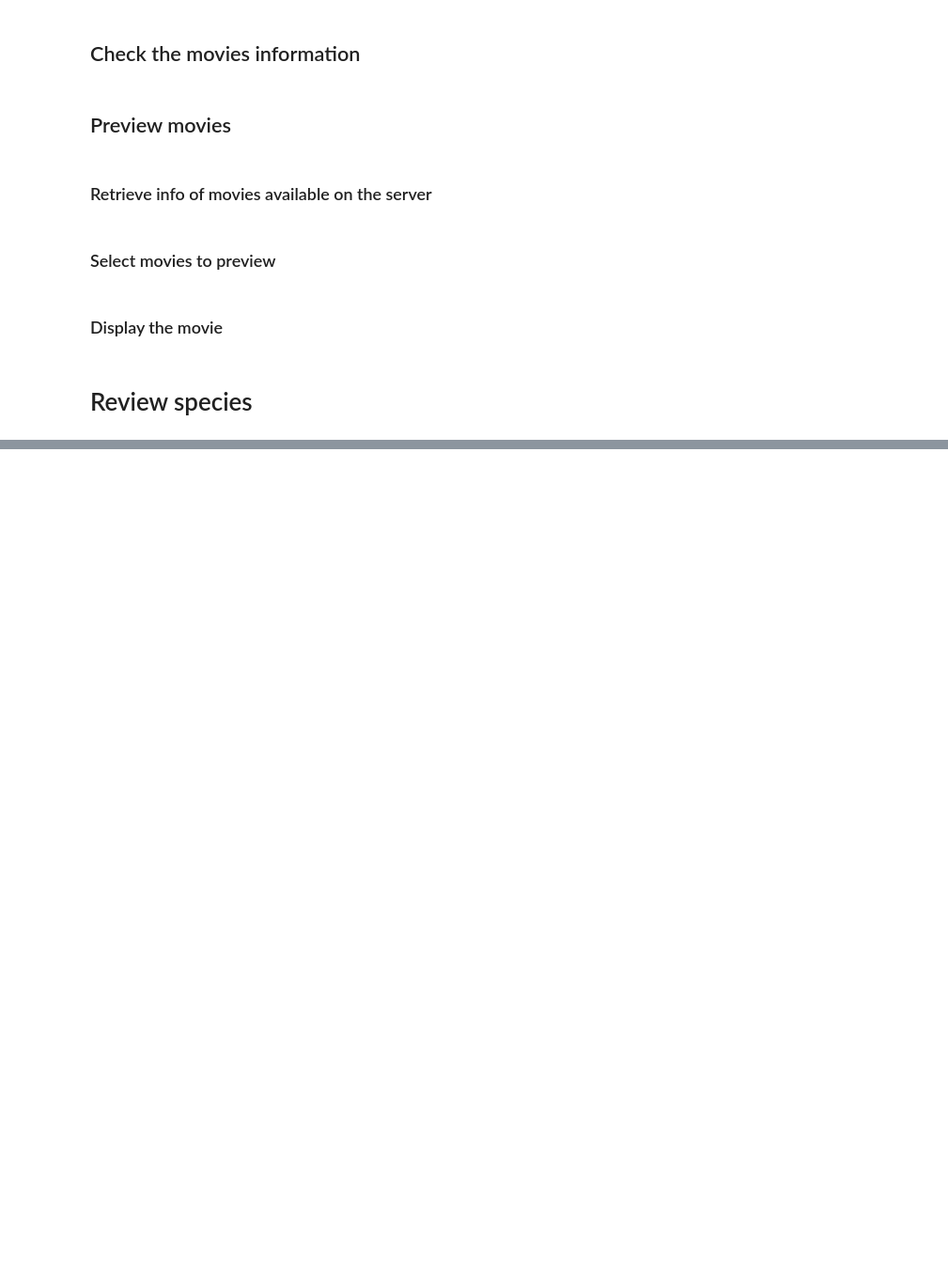
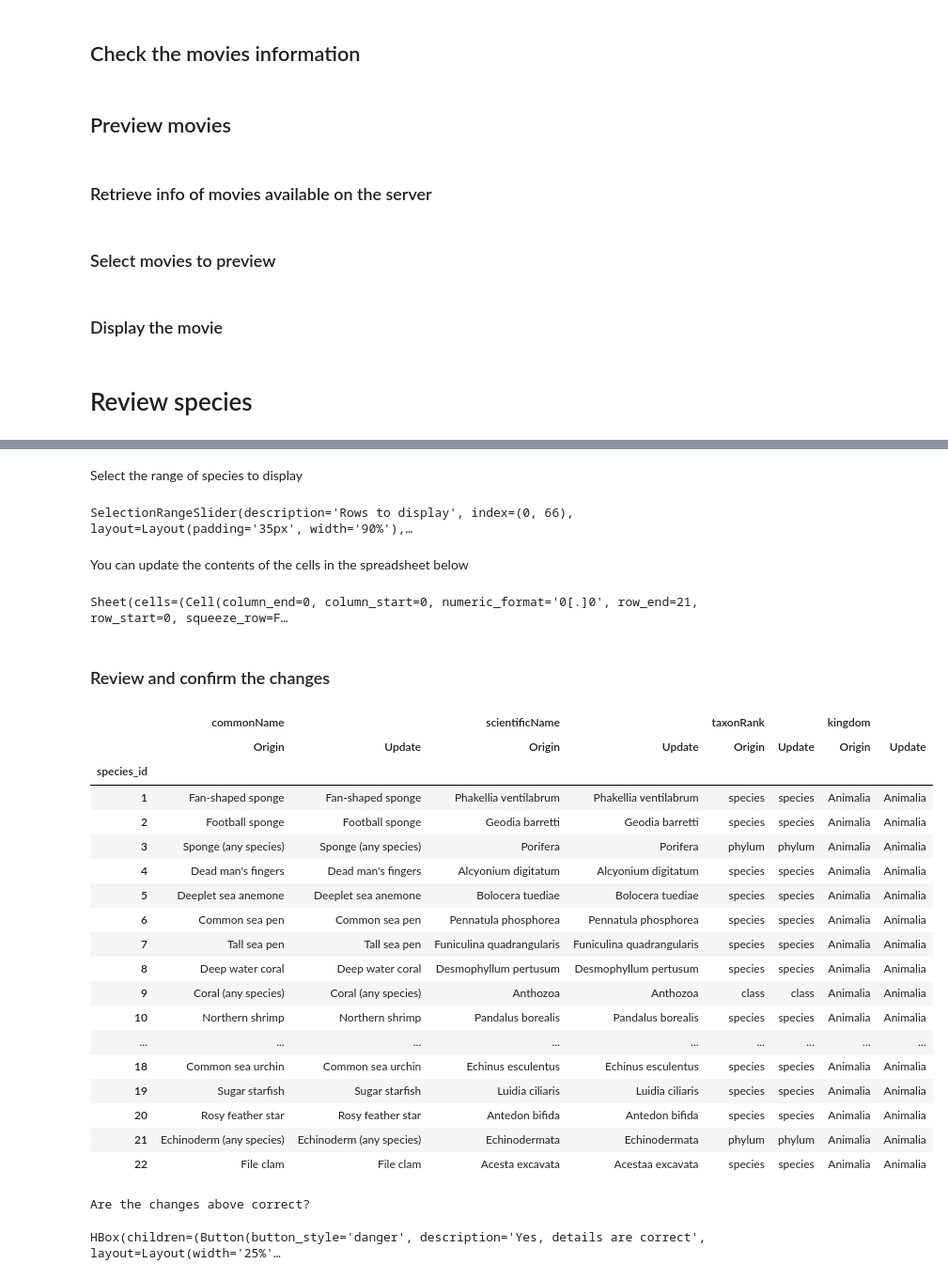
Before and after one commit to pilarnavarro/koster_data_management, a Jupyter notebook: colab_tutorials/COLAB_1_Check_and_update_csv_files.ipynb, the cells around one changed output, grey strips where cells are left out. Shown at 94% size. Cells and saved outputs as stored; diff of their text form; code cells hidden in the pictures; blank space fills up the shorter version.

Commit message:
added species df check

```diff
--- a/colab_tutorials/COLAB_1_Check_and_update_csv_files.ipynb
+++ b/colab_tutorials/COLAB_1_Check_and_update_csv_files.ipynb
@@ -166,4 +184,58 @@ movie_display
+# %% [markdown]
+Select the range of species to display
 # %%
-movies_df = t1.check_movies_csv(db_info_dict, movies_df_sheet, project)
+species_df, species_range = t1.select_sheet_range(db_initial_info = db_info_dict,
+                                              orig_csv = "local_species_csv"
+                                              )
+# %% [output]
+SelectionRangeSlider(description='Rows to display', index=(0, 66), layout=Layout(padding='35px', width='90%'),…
+# %% [markdown]
+You can update the contents of the cells in the spreadsheet below
+# %%
+species_df_filtered, species_sheet = t1.open_csv(df = species_df, df_range = species_range)
+species_sheet
+# %% [output]
+Sheet(cells=(Cell(column_end=0, column_start=0, numeric_format='0[.]0', row_end=21, row_start=0, squeeze_row=F…
+# %% [markdown]
+### Review and confirm the changes
+# %%
+# Display the changes
+highlight_changes, species_sheet_df = t1.display_changes(db_info_dict,
+                   isheet = species_sheet,
+                   df_filtered = species_df_filtered
+                   )
+highlight_changes
+# %% [output]
+|  | commonName |  | scientificName |  | taxonRank |  | kingdom |  |
+|  | Origin | Update | Origin | Update | Origin | Update | Origin | Update |
+| species_id |  |  |  |  |  |  |  |  |
+| 1 | Fan-shaped sponge | Fan-shaped sponge | Phakellia ventilabrum | Phakellia ventilabrum | species | species | Animalia | Animalia |
+| 2 | Football sponge | Football sponge | Geodia barretti | Geodia barretti | species | species | Animalia | Animalia |
+| 3 | Sponge (any species) | Sponge (any species) | Porifera | Porifera | phylum | phylum | Animalia | Animalia |
+| 4 | Dead man's fingers | Dead man's fingers | Alcyonium digitatum | Alcyonium digitatum | species | species | Animalia | Animalia |
+| 5 | Deeplet sea anemone | Deeplet sea anemone | Bolocera tuediae | Bolocera tuediae | species | species | Animalia | Animalia |
+| 6 | Common sea pen | Common sea pen | Pennatula phosphorea | Pennatula phosphorea | species | species | Animalia | Animalia |
+| 7 | Tall sea pen | Tall sea pen | Funiculina quadrangularis | Funiculina quadrangularis | species | species | Animalia | Animalia |
+| 8 | Deep water coral | Deep water coral | Desmophyllum pertusum | Desmophyllum pertusum | species | species | Animalia | Animalia |
+| 9 | Coral (any species) | Coral (any species) | Anthozoa | Anthozoa | class | class | Animalia | Animalia |
+| 10 | Northern shrimp | Northern shrimp | Pandalus borealis | Pandalus borealis | species | species | Animalia | Animalia |
+| ... | ... | ... | ... | ... | ... | ... | ... | ... |
+| 18 | Common sea urchin | Common sea urchin | Echinus esculentus | Echinus esculentus | species | species | Animalia | Animalia |
+| 19 | Sugar starfish | Sugar starfish | Luidia ciliaris | Luidia ciliaris | species | species | Animalia | Animalia |
+| 20 | Rosy feather star | Rosy feather star | Antedon bifida | Antedon bifida | species | species | Animalia | Animalia |
+| 21 | Echinoderm (any species) | Echinoderm (any species) | Echinodermata | Echinodermata | phylum | phylum | Animalia | Animalia |
+| 22 | File clam | File clam | Acesta excavata | Acestaa excavata | species | species | Animalia | Animalia |
+# %%
+# Confirm or deny the changes
+t1.update_csv(db_info_dict,
+              project,
+              sheet_df = species_sheet_df,
+              df = species_df,
+              local_csv = "local_species_csv",
+              serv_csv = "server_species_csv"
+              )
+# %% [output]
+Are the changes above correct?
+HBox(children=(Button(button_style='danger', description='Yes, details are correct', layout=Layout(width='25%'…
 # %%
 #END
```
Also changed, not shown: parts of 11 cells of this notebook.
